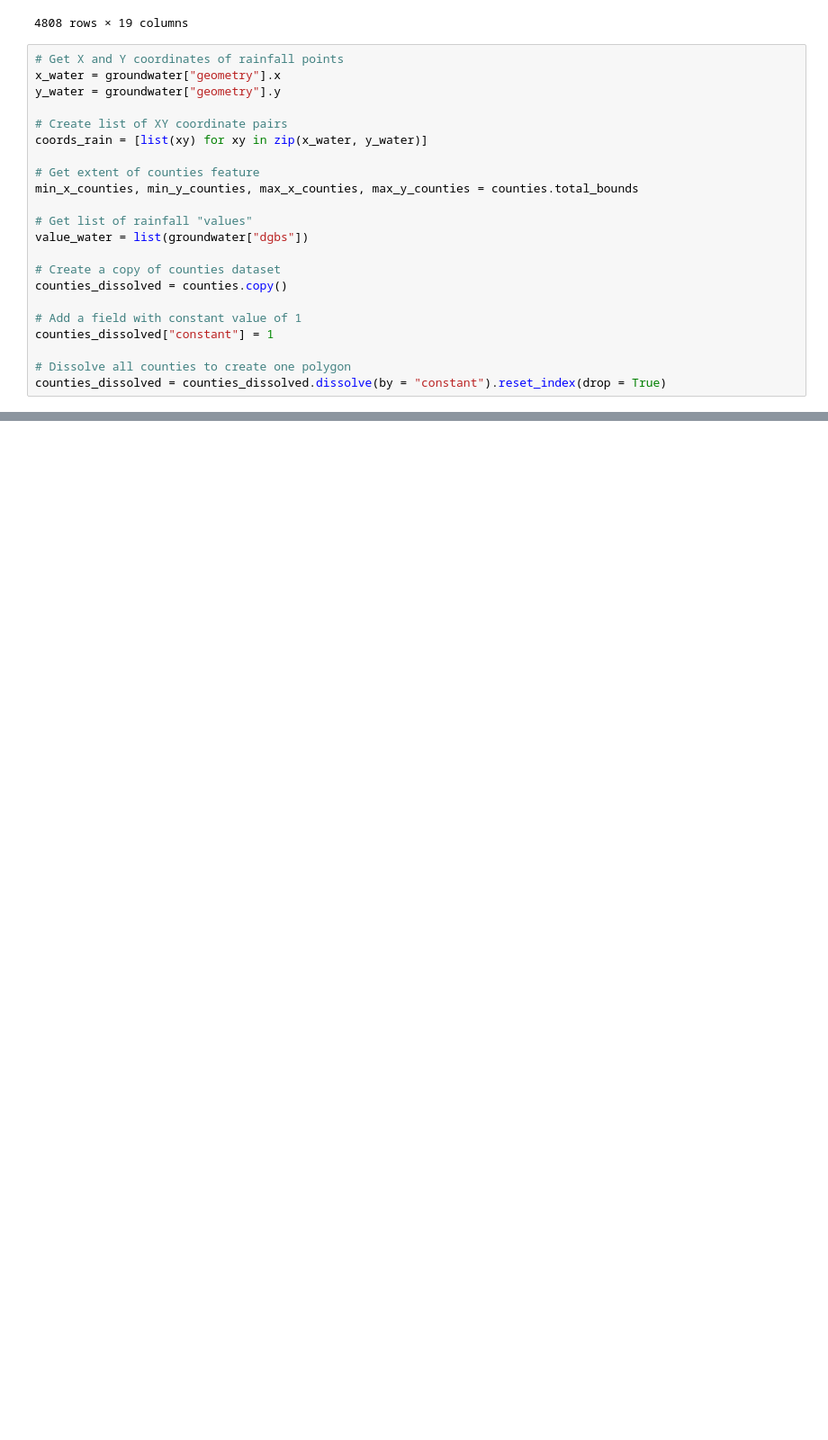
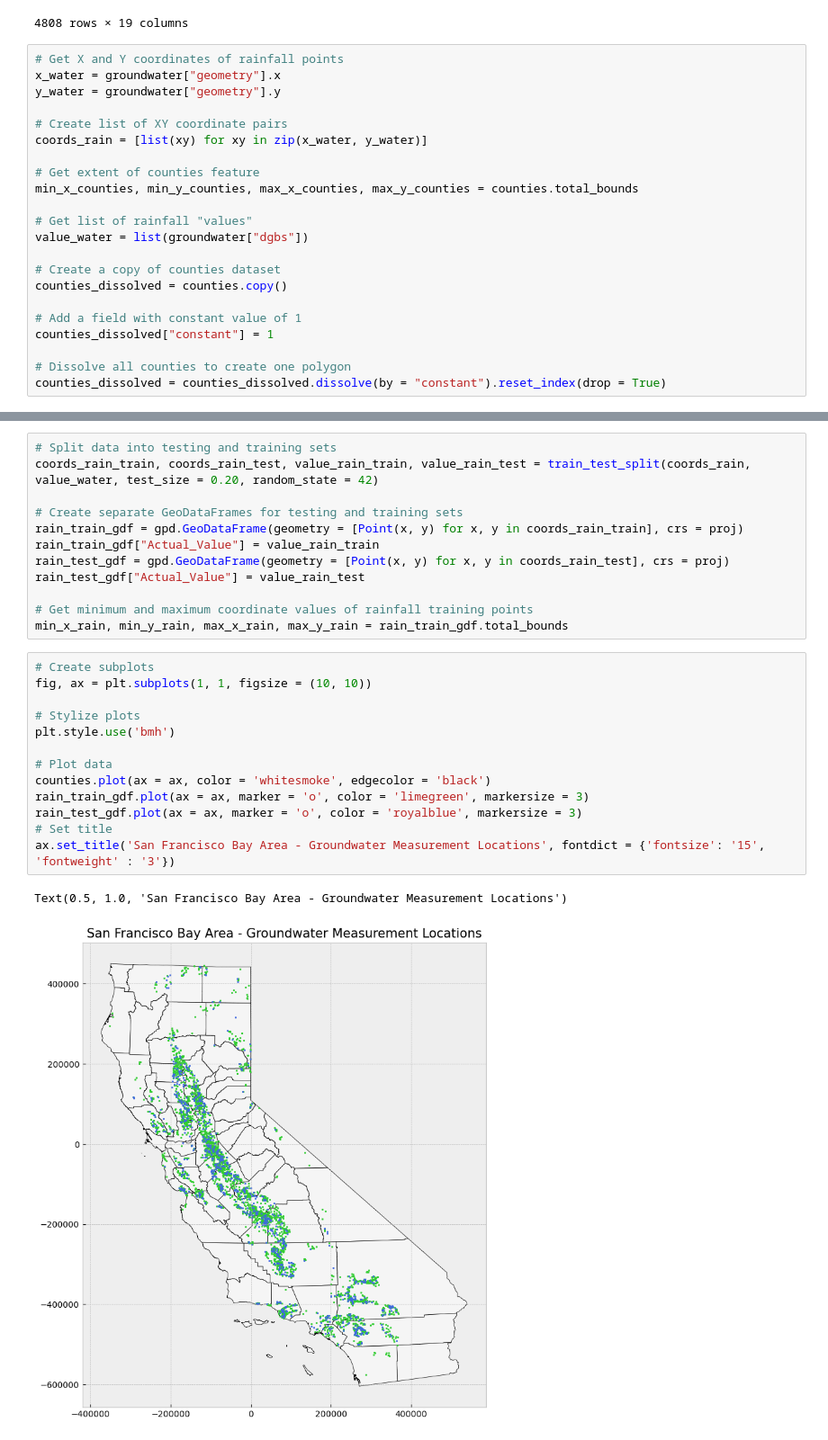
Before and after one commit to fivecheesetortellini/mozzarella, a Jupyter notebook: spatial_interpolation/ca_interpolations.ipynb, the cells around one changed output, grey strips where cells are left out. Shown at 90% size. Cells and saved outputs as stored; diff of their text form; blank space fills up the shorter version.

Commit message:
imagery added

```diff
--- a/spatial_interpolation/ca_interpolations.ipynb
+++ b/spatial_interpolation/ca_interpolations.ipynb
@@ -88,0 +116,28 @@ counties_dissolved = counties_dissolved.dissolve(by = "constant").reset_index(dr
+# %%
+# Split data into testing and training sets
+coords_rain_train, coords_rain_test, value_rain_train, value_rain_test = train_test_split(coords_rain, value_water, test_size = 0.20, random_state = 42)
+
+# Create separate GeoDataFrames for testing and training sets
+rain_train_gdf = gpd.GeoDataFrame(geometry = [Point(x, y) for x, y in coords_rain_train], crs = proj)
+rain_train_gdf["Actual_Value"] = value_rain_train
+rain_test_gdf = gpd.GeoDataFrame(geometry = [Point(x, y) for x, y in coords_rain_test], crs = proj)
+rain_test_gdf["Actual_Value"] = value_rain_test
+
+# Get minimum and maximum coordinate values of rainfall training points
+min_x_rain, min_y_rain, max_x_rain, max_y_rain = rain_train_gdf.total_bounds
+# %%
+# Create subplots
+fig, ax = plt.subplots(1, 1, figsize = (10, 10))
+
+# Stylize plots
+plt.style.use('bmh')
+
+# Plot data
+counties.plot(ax = ax, color = 'whitesmoke', edgecolor = 'black')
+rain_train_gdf.plot(ax = ax, marker = 'o', color = 'limegreen', markersize = 3)
+rain_test_gdf.plot(ax = ax, marker = 'o', color = 'royalblue', markersize = 3)
+# Set title
+ax.set_title('San Francisco Bay Area - Groundwater Measurement Locations', fontdict = {'fontsize': '15', 'fontweight' : '3'})
+# %% [output]
+Text(0.5, 1.0, 'San Francisco Bay Area - Groundwater Measurement Locations')
+[figure, added]
```
Also changed, not shown: parts of 2 cells of this notebook.
